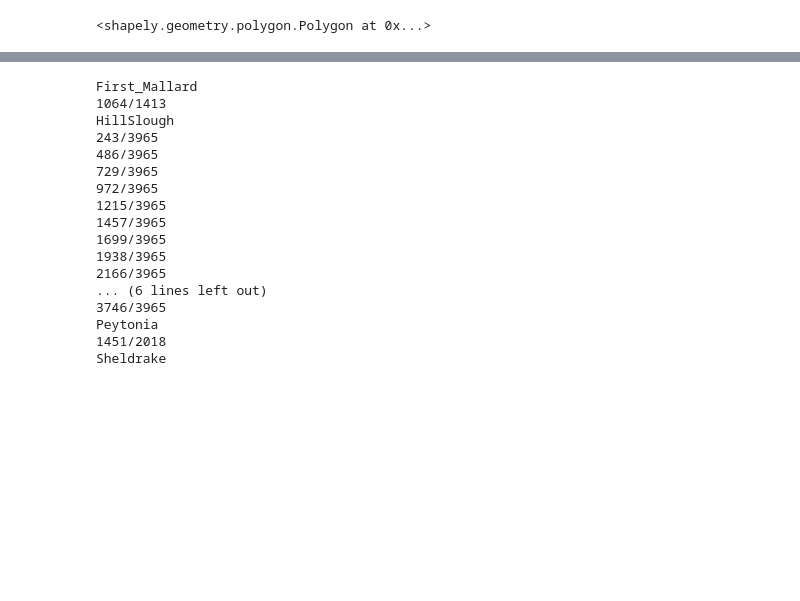
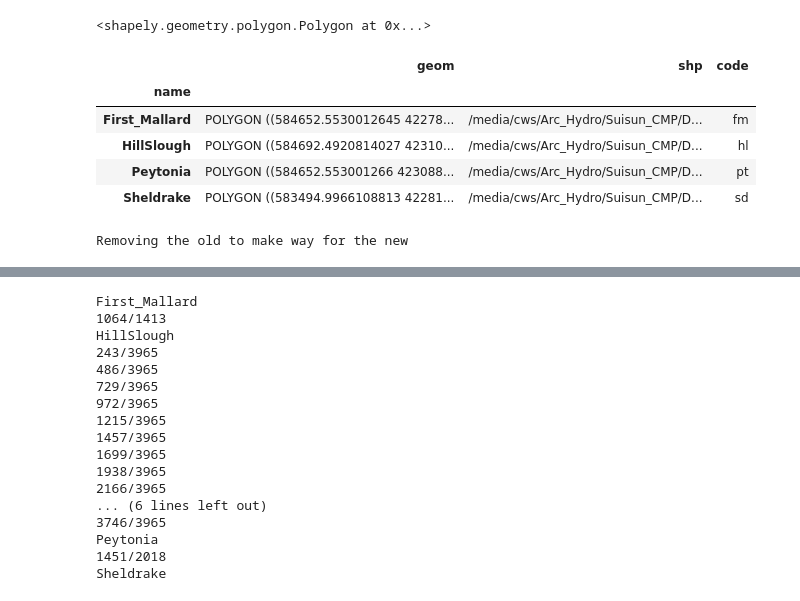
Before and after one commit to rustychris/suisun_cmp, a Jupyter notebook: field/hypsometry/connected_hypsometry.ipynb, the cells around one changed output, grey strips where cells are left out. Saved outputs shown, nothing was run; the diff lists cells and outputs as text; code cells hidden in the pictures; blank space fills up the shorter version.

```diff
--- a/field/hypsometry/connected_hypsometry.ipynb
+++ b/field/hypsometry/connected_hypsometry.ipynb
@@ -48,3 +48,28 @@ Peytonia
 Sheldrake
 '/media/cws/Arc_Hydro/Suisun_CMP/DEMs/Slough_boundingAreas/Sheldrake_bounding_area.shp'
 <shapely.geometry.polygon.Polygon at 0x...>
+# %%
+df_polys['code']=''
+df_polys.loc['First_Mallard','code']='fm'
+df_polys.loc['HillSlough','code']='hl'
+df_polys.loc['Peytonia','code']='pt'
+df_polys.loc['Sheldrake','code']='sd'
+df_polys
+# %% [output]
+|  | geom | shp | code |
+| name |  |  |  |
+| First_Mallard | POLYGON ((584652.5530012645 42278... | /media/cws/Arc_Hydro/Suisun_CMP/D... | fm |
+| HillSlough | POLYGON ((584692.4920814027 42310... | /media/cws/Arc_Hydro/Suisun_CMP/D... | hl |
+| Peytonia | POLYGON ((584652.553001266 423088... | /media/cws/Arc_Hydro/Suisun_CMP/D... | pt |
+| Sheldrake | POLYGON ((583494.9966108813 42281... | /media/cws/Arc_Hydro/Suisun_CMP/D... | sd |
+# %%
+# Write those to a single shapefile for use elsewhere:
+from stompy.spatial import wkb2shp
+
+wkb2shp.wkb2shp('slough_polygons-v00.shp',df_polys['geom'].values,
+                fields=dict( [ ('src_file',df_polys['shp'].values),
+                               ('code',df_polys['code'].values),
+                               ('name',df_polys.index.values)] ),
+                overwrite=True)
+# %% [output]
+Removing the old to make way for the new
```
Also changed, not shown: parts of 1 cell of this notebook, 5 other files.
